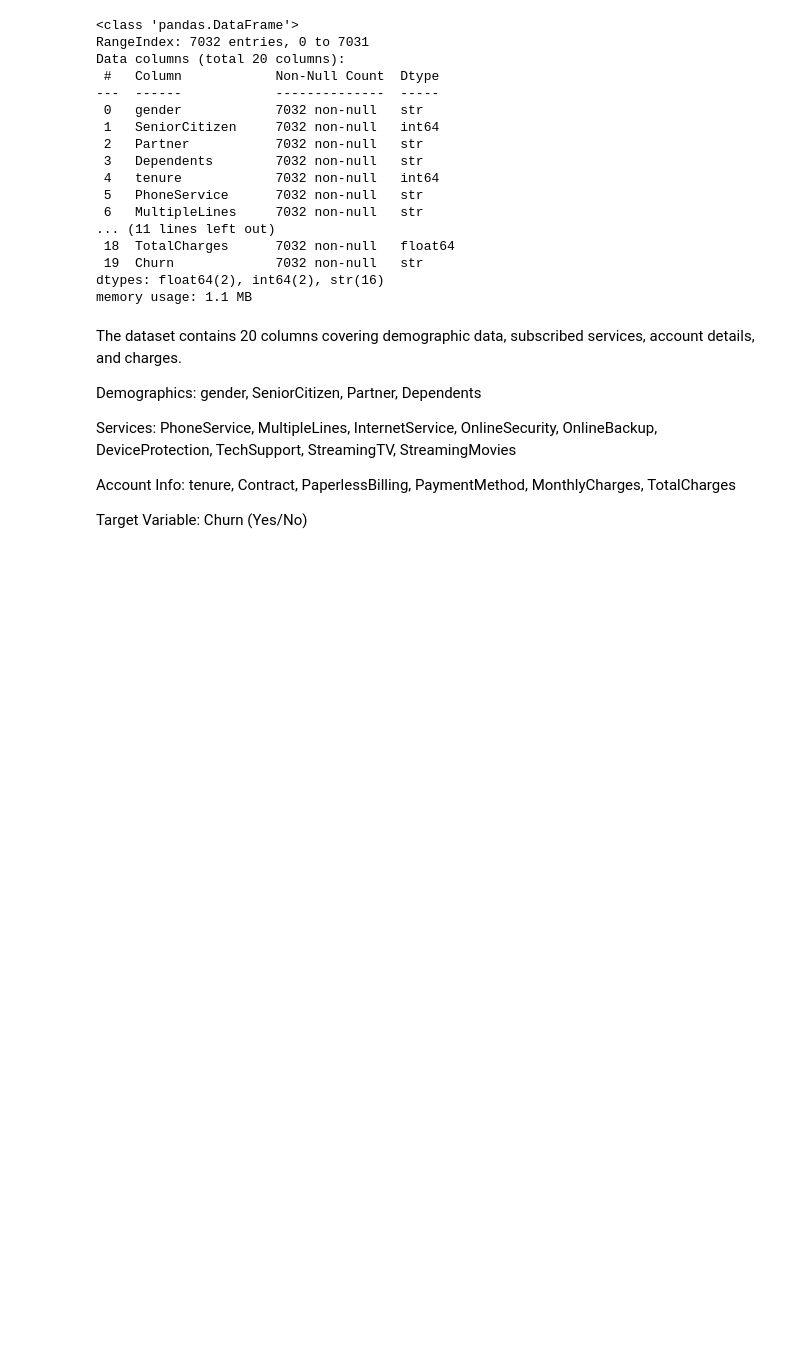
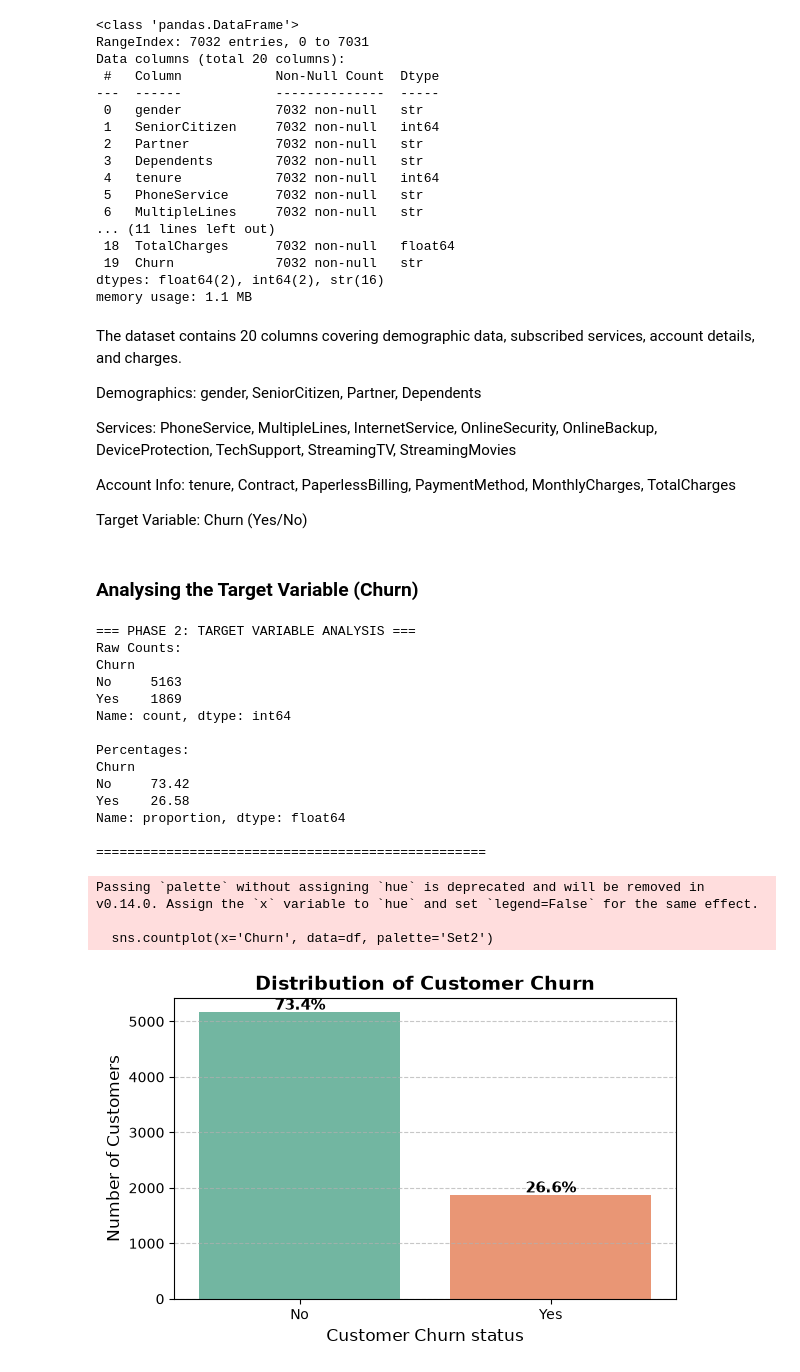
Before and after one commit to Joyy-cloud/TelecomChurning, a Jupyter notebook: 02_eda.ipynb, the cells around one changed output. Saved outputs shown, nothing was run; the diff lists cells and outputs as text; code cells hidden in the pictures; blank space fills up the shorter version.

Commit message:
Analysis of Target Variable which is Churn

```diff
--- a/02_eda.ipynb
+++ b/02_eda.ipynb
@@ -54,3 +54,5 @@ Services: PhoneService, MultipleLines, InternetService, OnlineSecurity, OnlineBa
 Account Info: tenure, Contract, PaperlessBilling, PaymentMethod, MonthlyCharges, TotalCharges
 
 Target Variable: Churn (Yes/No)
+# %% [markdown]
+### Analysing the Target Variable (Churn)
@@ -56,0 +63,57 @@ Target Variable: Churn (Yes/No)
+# %%
+print("=== PHASE 2: TARGET VARIABLE ANALYSIS ===")
+
+# -------------------------------------------------------------
+# 1. Calculate Exact Counts and Percentages
+# -------------------------------------------------------------
+churn_counts = df['Churn'].value_counts()
+churn_percentages = df['Churn'].value_counts(normalize=True) * 100
+
+print("Raw Counts:")
+print(churn_counts)
+print("\nPercentages:")
+print(churn_percentages.round(2))
+print("\n" + "="*50 + "\n")
+
+# -------------------------------------------------------------
+# 2. Visualize the Distribution (Count Plot)
+# -------------------------------------------------------------
+plt.figure(figsize=(6, 4))
+# Creating a clean bar chart of Churn vs No Churn
+sns.countplot(x='Churn', data=df, palette='Set2')
+
+# Styling the plot
+plt.title('Distribution of Customer Churn', fontsize=14, fontweight='bold')
+plt.xlabel('Customer Churn status', fontsize=12)
+plt.ylabel('Number of Customers', fontsize=12)
+plt.grid(axis='y', linestyle='--', alpha=0.7)
+
+# Adding the percentage labels on top of the bars
+total = len(df)
+for p in plt.gca().patches:
+    percentage = f'{100 * p.get_height() / total:.1f}%'
+    x = p.get_x() + p.get_width() / 2 - 0.1
+    y = p.get_height() + 50
+    plt.gca().annotate(percentage, (x, y), fontsize=11, fontweight='bold')
+
+plt.tight_layout()
+plt.show()
+# %% [output]
+=== PHASE 2: TARGET VARIABLE ANALYSIS ===
+Raw Counts:
+Churn
+No     5163
+Yes    1869
+Name: count, dtype: int64
+
+Percentages:
+Churn
+No     73.42
+Yes    26.58
+Name: proportion, dtype: float64
+
+==================================================
+Passing `palette` without assigning `hue` is deprecated and will be removed in v0.14.0. Assign the `x` variable to `hue` and set `legend=False` for the same effect.
+
+  sns.countplot(x='Churn', data=df, palette='Set2')
+[figure, added]
```
Also changed, not shown: parts of 2 cells of this notebook.
